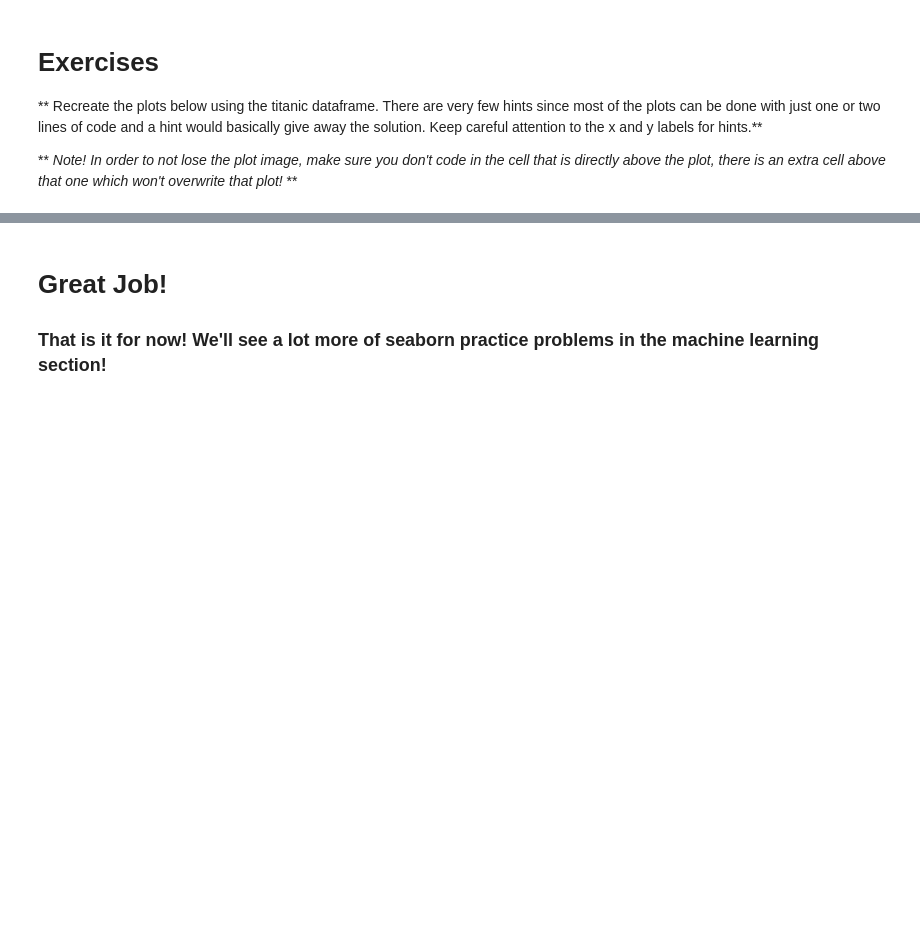
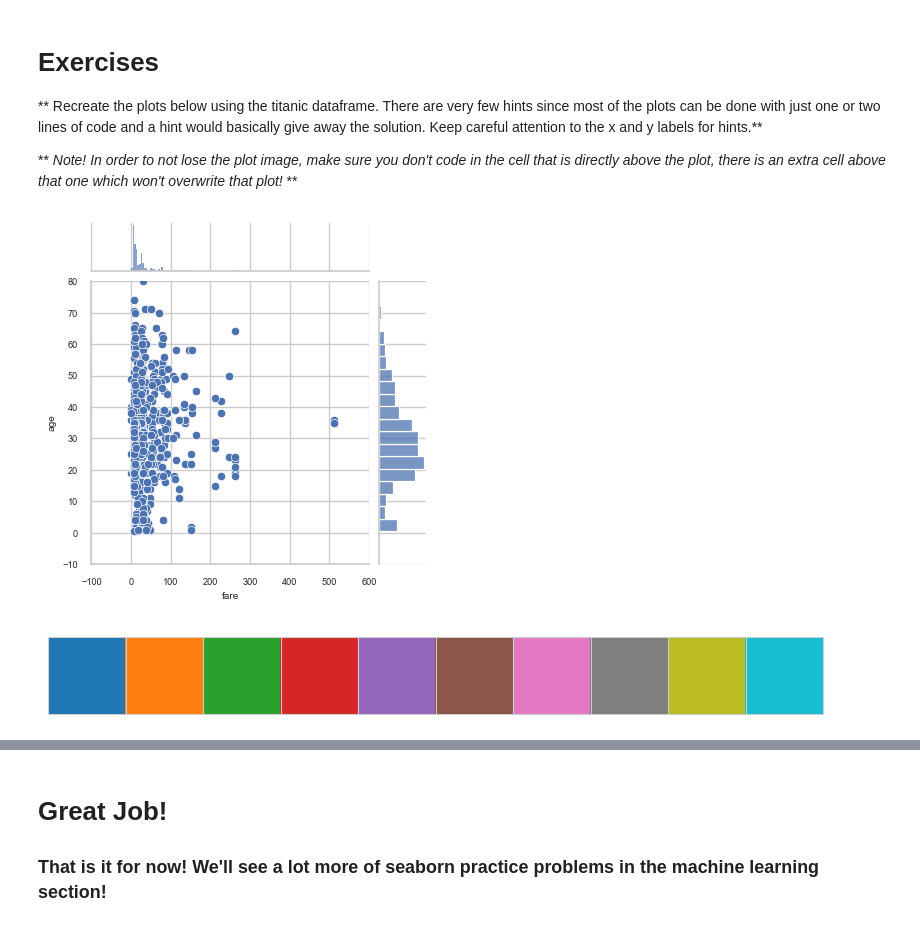
Before and after one commit to TimGarnault/project_2, a Jupyter notebook: Seaborn problems.ipynb, the cells around one changed output, grey strips where cells are left out. Saved outputs shown, nothing was run; the diff lists cells and outputs as text; code cells hidden in the pictures; blank space fills up the shorter version.

```diff
--- a/Seaborn problems.ipynb
+++ b/Seaborn problems.ipynb
@@ -33,6 +33,40 @@ titanic.head()
 ** Recreate the plots below using the titanic dataframe. There are very few hints since most of the plots can be done with just one or two lines of code and a hint would basically give away the solution. Keep careful attention to the x and y labels for hints.**
 
 ** *Note! In order to not lose the plot image, make sure you don't code in the cell that is directly above the plot, there is an extra cell above that one which won't overwrite that plot!* **
+# %%
+# CODE HERE
+# REPLICATE EXERCISE PLOT IMAGE BELOW
+# BE CAREFUL NOT TO OVERWRITE CELL BELOW
+# THAT WOULD REMOVE THE EXERCISE PLOT IMAGE!
+# jointplot needed
+# joint_kws={'marker:{s=4}
+# joint_kws={'marker':'o', 'markersize'=4}
+# marginal_kws={'color':"light"})
+# fare_age_jointplot=
+sns.set_theme(style='whitegrid', palette="deep",font_scale=0.6)
+sns.jointplot(data=titanic, x='fare', y= 'age', height=4, ratio=5, space=0.2, xlim=[-100,600], ylim=[-10,80], \
+              marginal_kws={'binwidth':4})
+
+# more flexibility: explore jointgrid
+# https://seaborn.pydata.org/generated/seaborn.JointGrid.html#seaborn.JointGrid
+plt.show()
+# %% [output]
+[figure, added]
+# %%
+# quickly see what a palette looks like
+
+# https://seaborn.pydata.org/generated/seaborn.color_palette.html#seaborn.color_palette
+# palette = sns.color_palette("Set3")
+
+# https://seaborn.pydata.org/generated/seaborn.cubehelix_palette.html#seaborn.cubehelix_palette
+# palette = sns.cubehelix_palette(start=7, hue=2, light=0.90)
+
+# https://stackoverflow.com/questions/48958426/what-is-the-name-of-the-default-seaborn-color-palette
+# By default seaborn uses the matplotlib default colors, tab10
+palette = sns.color_palette("tab10")
+sns.palplot(palette)
+# %% [output]
+[figure, added]
 # %%
 # CODE HERE
 # REPLICATE EXERCISE PLOT IMAGE BELOW
```
Also changed, not shown: parts of 3 cells of this notebook.
